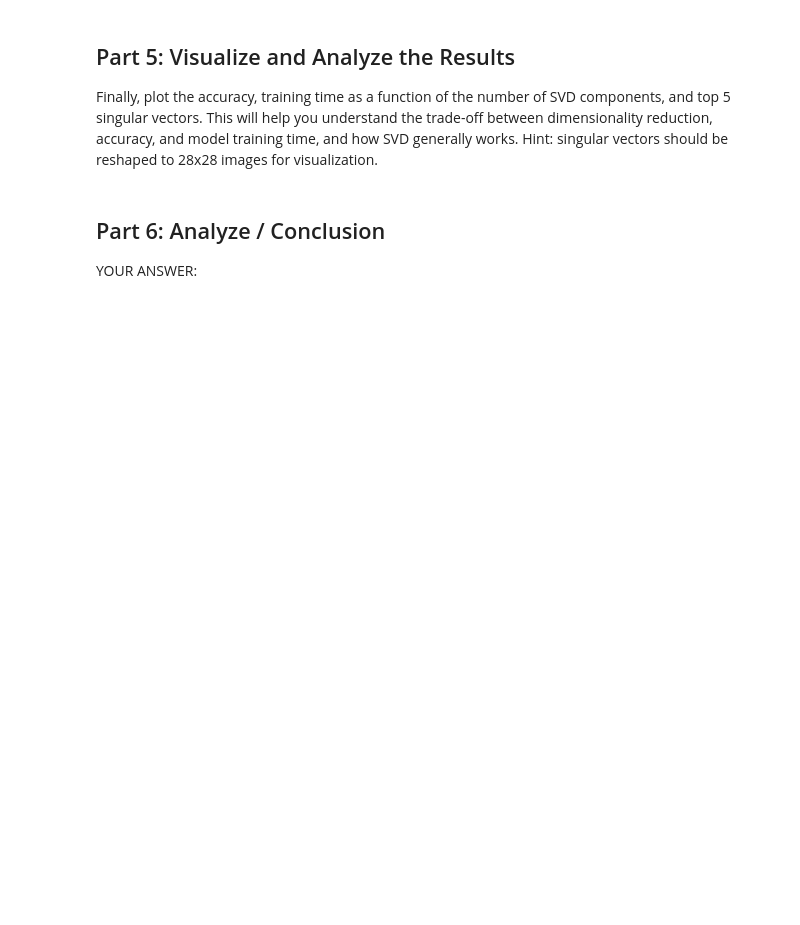
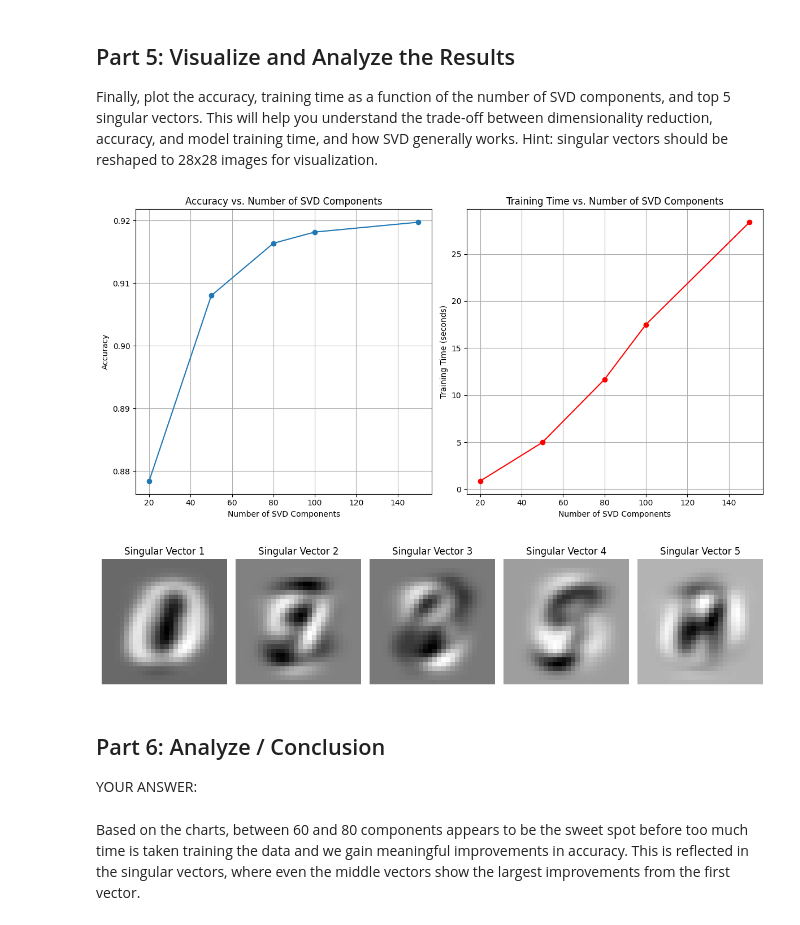
Before and after one commit to jrmarble/jrmarble-assignment-3, a Jupyter notebook: assignment3.ipynb, the cells around one changed output. Cells and saved outputs as stored; diff of their text form; code cells hidden in the pictures; blank space fills up the shorter version.

```diff
--- a/assignment3.ipynb
+++ b/assignment3.ipynb
@@ -66,10 +89,12 @@ def train_logistic_regression(X_train, y_train, X_test, y_test):
 
 Now, apply SVD with varying numbers of components and observe how the dimensionality reduction impacts the model's performance. Record both the accuracy and training time for each number of components.
 # %%
-svd_components = [784]  # You need to decide what number to search...
+svd_components = [150, 100, 80, 50, 20]  # You need to decide what number to search...
 
 # Store the results
-results = []
+n_components_list = []
+accuracy_list = []
+training_time_list = []
 
 print("Training models with different levels of SVD preprocessing...")
 for n_components in svd_components:
@@ -78,6 +103,20 @@ for n_components in svd_components:
     # Apply SVD to the training and test sets
     # Call apply_svd_custom() here...
 
+    #print(f"{n_components} components test set")
+    X_train_svd, X_test_svd = apply_svd_custom(X_train, X_test, n_components)
+    #print(f"{n_components} components test set complete")
+
+    # Train the logistic regression model and get accuracy and training time
+    #print(f"{n_components} components train logistic model")
+    accuracy, training_time = train_logistic_regression(X_train_svd, y_train, X_test_svd, y_test)
+
+    # Store the results
+    #print(f"{n_components} components store results")
+    n_components_list.append(n_components)
+    accuracy_list.append(accuracy)
+    training_time_list.append(training_time)
+
     # Train the logistic regression model and get accuracy and training time
     accuracy, training_time = train_logistic_regression(X_train_svd, y_train, X_test_svd, y_test)
 
@@ -89,7 +140,61 @@ Finally, plot the accuracy, training time as a function of the number of SVD com
 # %%
 ## Your implementation here...
 ## You may add necessary lines in Part 4 to access data for visualization
+# Plot Accuracy and Training Time vs. Number of SVD Components
+
+# Create a figure with two subplots: one for accuracy, one for training time
+plt.figure(figsize=(12, 6))
+
+# Plot Accuracy
+plt.subplot(1, 2, 1)
+plt.plot(n_components_list, accuracy_list, marker='o')
+plt.title('Accuracy vs. Number of SVD Components')
+plt.xlabel('Number of SVD Components')
+plt.ylabel('Accuracy')
+plt.grid(True)
+
+# Plot Training Time
+plt.subplot(1, 2, 2)
+plt.plot(n_components_list, training_time_list, marker='o', color='r')
+plt.title('Training Time vs. Number of SVD Components')
+plt.xlabel('Number of SVD Components')
+plt.ylabel('Training Time (seconds)')
+plt.grid(True)
+
+plt.tight_layout()
+plt.show()
+
+
+def visualize_singular_vectors(X_train, n_components=5):
+    # Center the data (subtract the mean of each feature)
+    X_mean = np.mean(X_train, axis=0)
+    X_train_centered = X_train - X_mean
+
+    # Perform SVD
+    U, S, Vt = np.linalg.svd(X_train_centered, full_matrices=False)
+
+    # Get the top n_components singular vectors
+    top_singular_vectors = Vt[:n_components]
+
+    # Plot each singular vector as a 28x28 image
+    plt.figure(figsize=(12, 6))
+    for i, singular_vector in enumerate(top_singular_vectors):
+        plt.subplot(1, n_components, i + 1)
+        plt.imshow(singular_vector.reshape(28, 28), cmap='gray')
+        plt.title(f"Singular Vector {i + 1}")
+        plt.axis('off')
+
+    plt.tight_layout()
+    plt.show()
+
+# Visualize the top 5 singular vectors
+visualize_singular_vectors(X_train)
+# %% [output]
+[figure, added]
+[figure, added]
 # %% [markdown]
 ## Part 6: Analyze / Conclusion
 
 YOUR ANSWER:
+# %% [markdown]
+Based on the charts, between 60 and 80 components appears to be the sweet spot before too much time is taken training the data and we gain meaningful improvements in accuracy. This is reflected in the singular vectors, where even the middle vectors show the largest improvements from the first vector.
```
Also changed, not shown: parts of 4 cells of this notebook.
